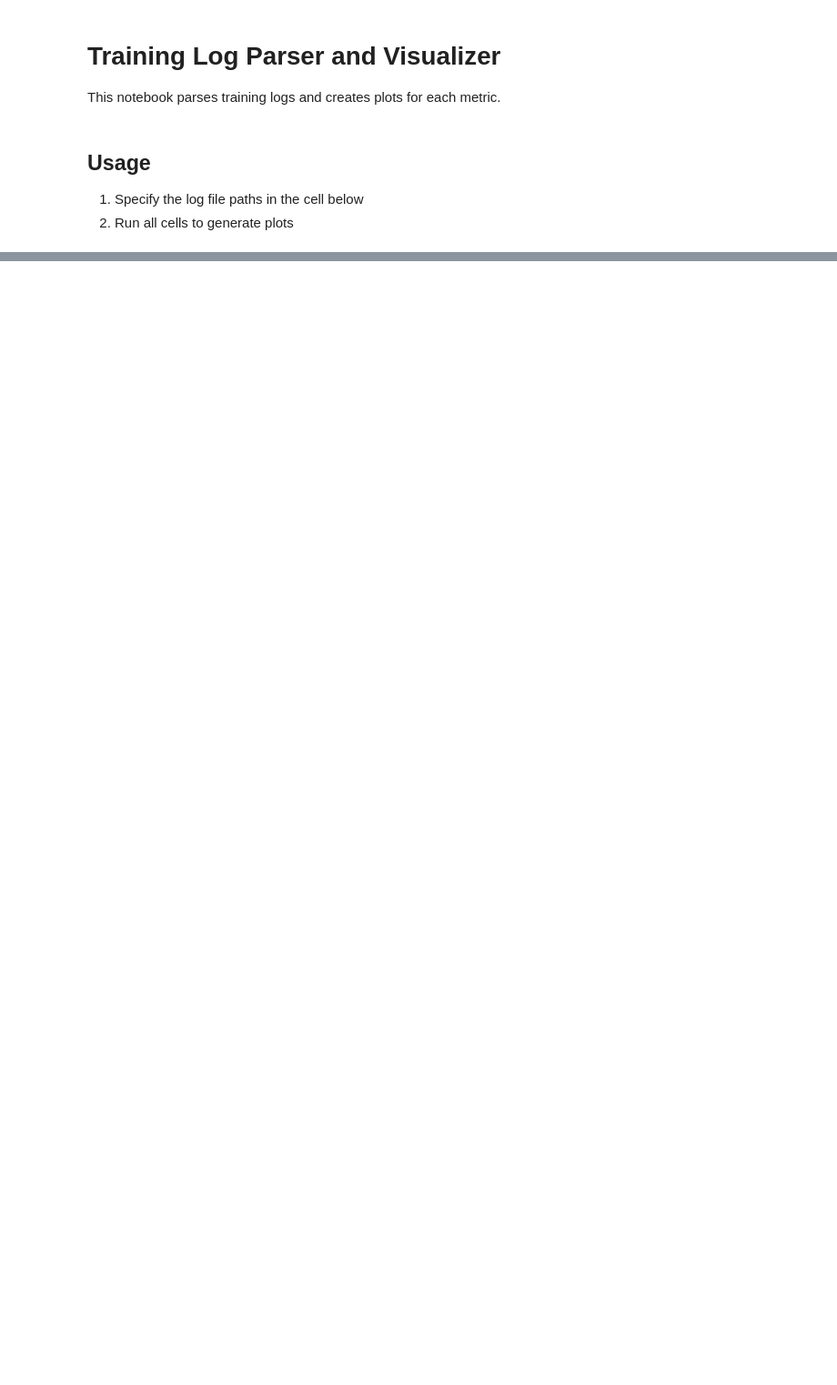
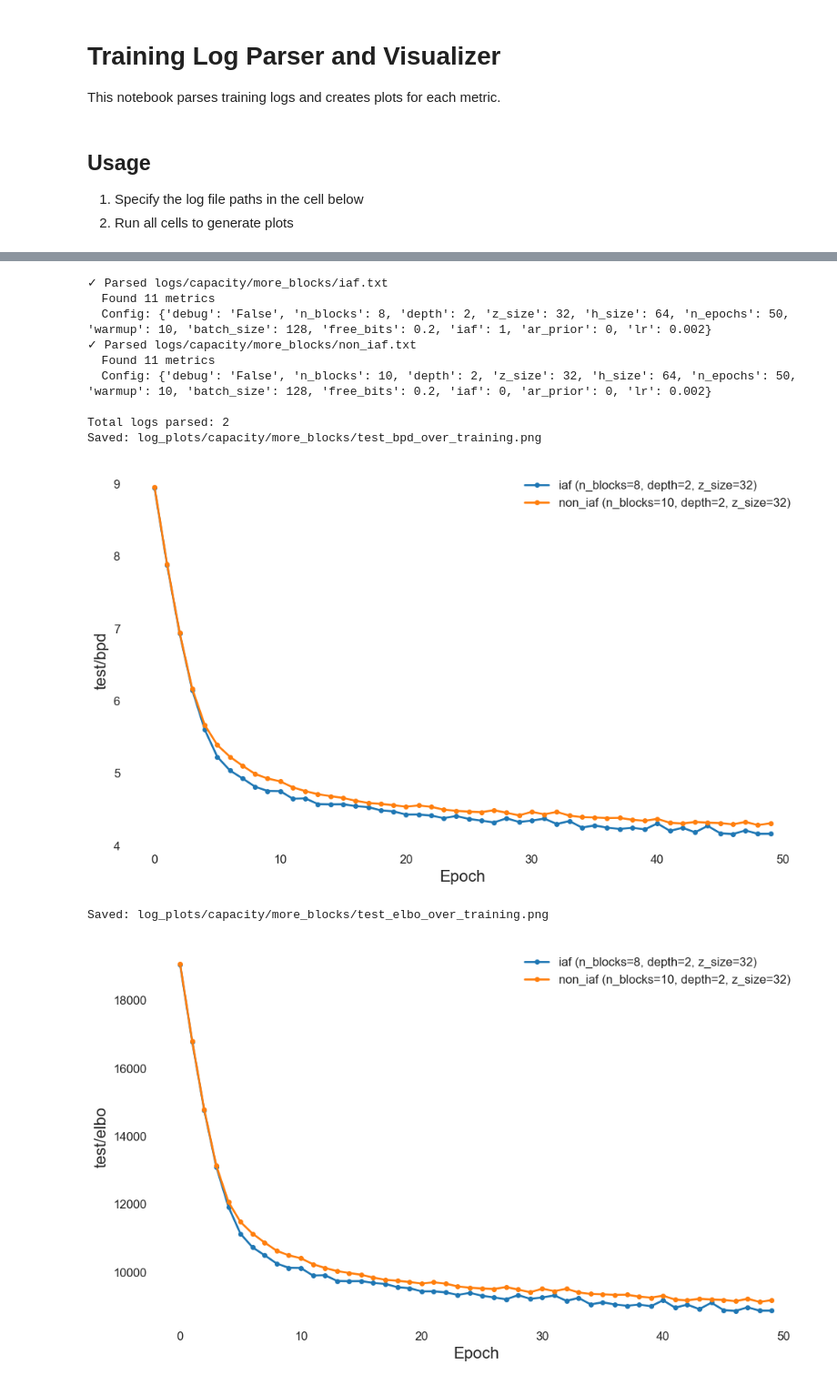
Before and after one commit to alsugiliazova/iaf-vae, a Jupyter notebook: parse_logs.ipynb, the cells around one changed output, grey strips where cells are left out. Shown at 91% size. Saved outputs shown, nothing was run; the diff lists cells and outputs as text; code cells hidden in the pictures; blank space fills up the shorter version.

```diff
--- a/parse_logs.ipynb
+++ b/parse_logs.ipynb
@@ -22,6 +22,13 @@ except OSError:
         plt.rcParams['grid.alpha'] = 0.3
 
 plt.rcParams['figure.figsize'] = (12, 6)
+plt.rcParams['figure.facecolor'] = 'none'
+plt.rcParams['axes.facecolor'] = 'none'
+plt.rcParams['axes.labelsize'] = 16
+plt.rcParams['axes.titlesize'] = 18
+plt.rcParams['legend.fontsize'] = 12
+plt.rcParams['xtick.labelsize'] = 12
+plt.rcParams['ytick.labelsize'] = 12
 # %%
 def parse_log_file(file_path: str) -> Dict:
     """
@@ -202,0 +211,40 @@ else:
+# %%
+# Specify your log file paths here
+# You can add multiple files to compare different runs
+log_files = [
+    "logs/capacity/more_blocks/iaf.txt",
+    "logs/capacity/more_blocks/non_iaf.txt",
+]
+
+parsed_logs = []
+for log_file in log_files:
+    try:
+        parsed = parse_log_file(log_file)
+        parsed_logs.append(parsed)
+        print(f"✓ Parsed {log_file}")
+        print(f"  Found {len(parsed['metrics'])} metrics")
+        print(f"  Config: {parsed['config']}")
+    except Exception as e:
+        print(f"✗ Error parsing {log_file}: {e}")
+
+print(f"\nTotal logs parsed: {len(parsed_logs)}")
+
+
+# Plot all metrics
+if parsed_logs:
+    plot_metrics(parsed_logs, save_dir="log_plots/capacity/more_blocks")
+else:
+    print("No logs to plot. Please specify log files in the cell above.")
+# %% [output]
+✓ Parsed logs/capacity/more_blocks/iaf.txt
+  Found 11 metrics
+  Config: {'debug': 'False', 'n_blocks': 8, 'depth': 2, 'z_size': 32, 'h_size': 64, 'n_epochs': 50, 'warmup': 10, 'batch_size': 128, 'free_bits': 0.2, 'iaf': 1, 'ar_prior': 0, 'lr': 0.002}
+✓ Parsed logs/capacity/more_blocks/non_iaf.txt
+  Found 11 metrics
+  Config: {'debug': 'False', 'n_blocks': 10, 'depth': 2, 'z_size': 32, 'h_size': 64, 'n_epochs': 50, 'warmup': 10, 'batch_size': 128, 'free_bits': 0.2, 'iaf': 0, 'ar_prior': 0, 'lr': 0.002}
+
+Total logs parsed: 2
+Saved: log_plots/capacity/more_blocks/test_bpd_over_training.png
+[figure, added]
+Saved: log_plots/capacity/more_blocks/test_elbo_over_training.png
+[figure, added]
```
Also changed, not shown: parts of 7 cells of this notebook, 43 other files.
